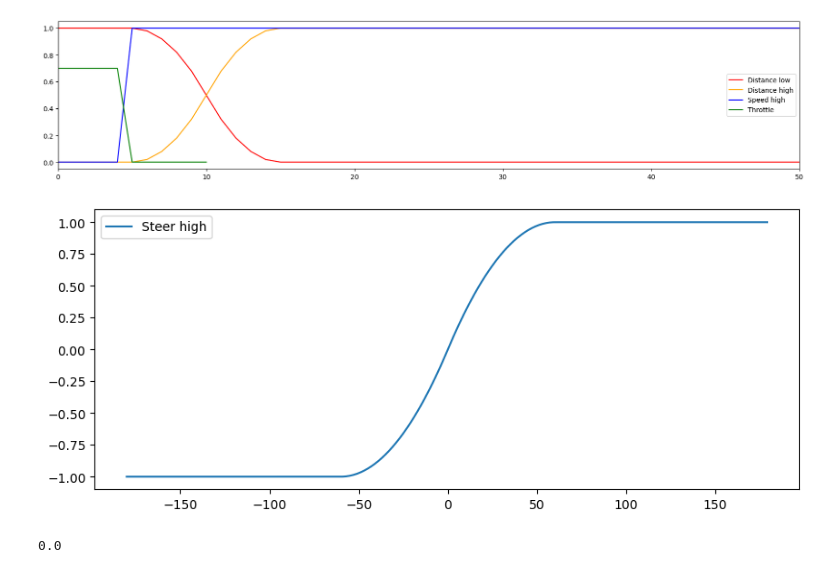
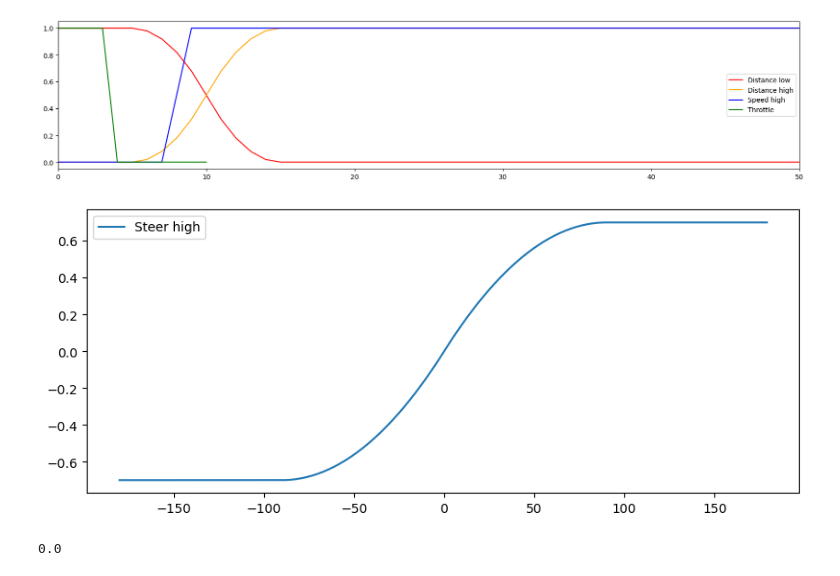
Before and after one commit to floriandejonckheere/abo-autonomic-systems-carla, a Jupyter notebook: fuzzy.ipynb, the cells around one changed output. Saved outputs shown, nothing was run; the diff lists cells and outputs as text; code cells hidden in the pictures.

```diff
--- a/fuzzy.ipynb
+++ b/fuzzy.ipynb
@@ -12,15 +12,13 @@ x_target_speed = np.arange(0, 1_000, 1)
 # Membership functions
 dist_lo = fz.zmf(x_distance, 5, 15)
 dist_hi = fz.smf(x_distance, 5, 15)
-speed_hi = fz.smf(x_speed, 4, 5)
+speed_hi = fz.smf(x_speed, 7, 9)
 
 def throttle(distance, speed, limit):
     dst = fz.interp_membership(x_distance, dist_hi, distance)
     spd = fz.interp_membership(x_speed, speed_hi, limit - speed)
 
-    t = dst * spd
-
-    return np.clip(t, 0.0, 0.7)
+    return dst * spd
 
 plt.figure(figsize=(20, 4))
 
@@ -52,23 +50,33 @@ plt.plot(x, y, color='green', label='Throttle')
 plt.legend()
 plt.show()
 # %% [output]
-[figure, old version]
+[figure, new version]
 # %%
 ## Steering (based on angle and direction)
 # Variables
 x_steer = np.arange(-180, 180, 1)
 
 # Membership functions
-steer_hi = fz.smf(x_steer, -60, 60)
+steer_hi = fz.smf(x_steer, -90, 90)
+
+def steer(angle):
+    steer = fz.interp_membership(x_steer, steer_hi, angle)
+
+    steer = (steer - 0.5) * 2
+
+    return 0.7 * steer
 
 plt.figure(figsize=(10, 4))
 
-plt.plot(x_steer, (steer_hi - 0.5) * 2, label='Steer high')
+x = x_steer
+y = [steer(a) for a in x]
+
+plt.plot(x, y, label='Steer high')
 
 plt.legend()
 plt.show()
 # %% [output]
-[figure, old version]
+[figure, new version]
 # %%
 source = [22.5959, -4.3443]
 destination = [22, -4]
```
